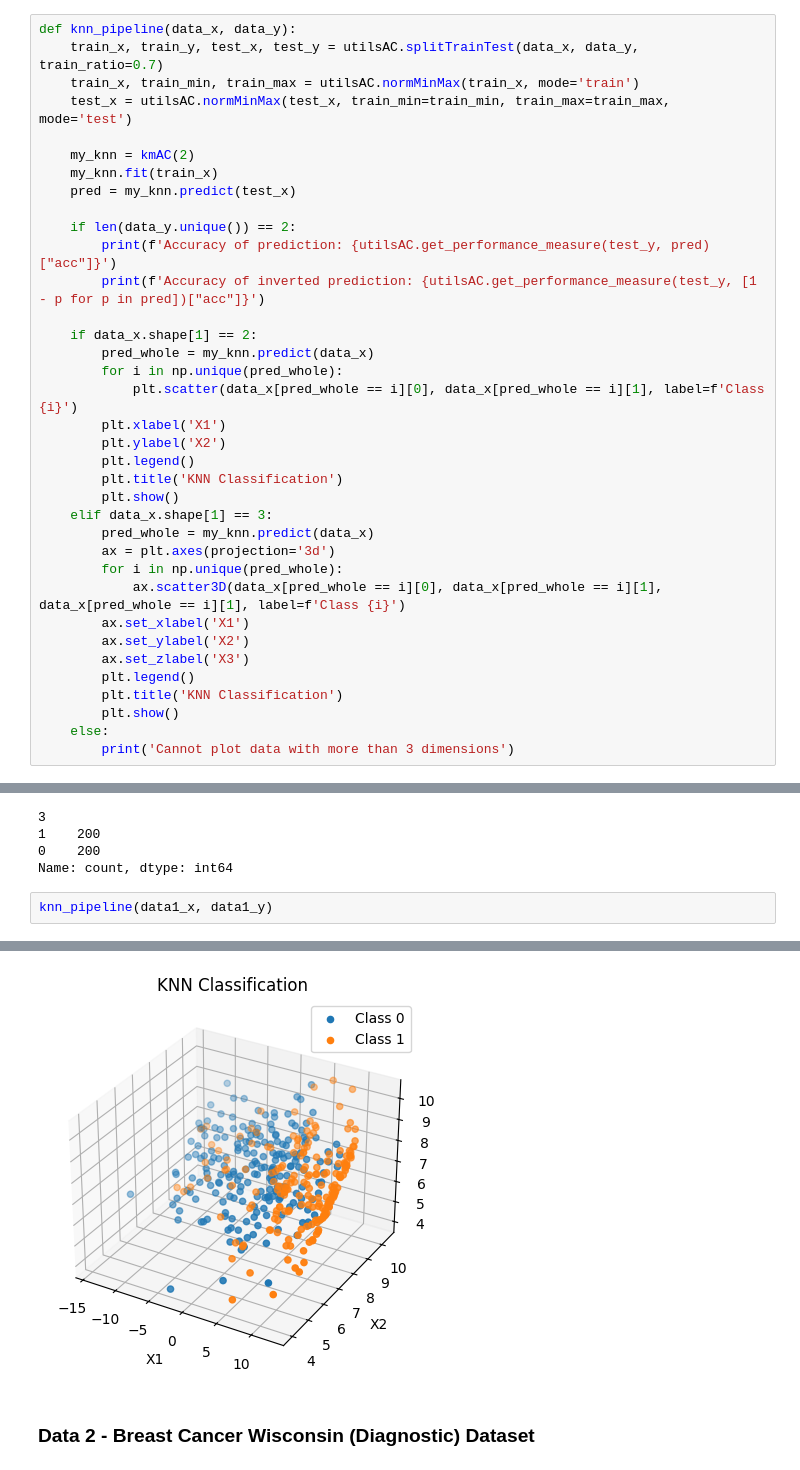
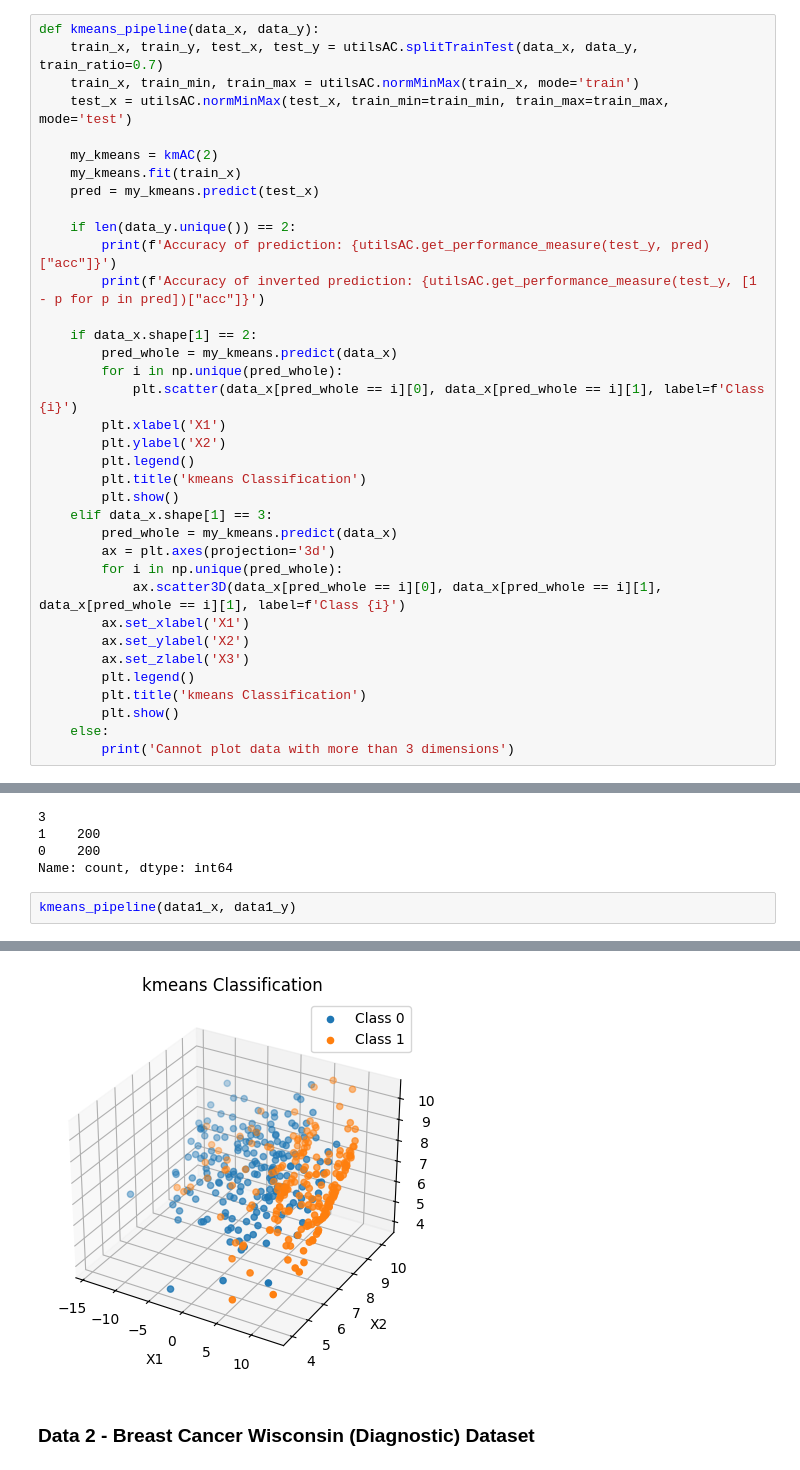
Before and after one commit to AbinashChetia/kmeans_ac, a Jupyter notebook: notebook.ipynb, the cells around one changed output, grey strips where cells are left out. Saved outputs shown, nothing was run; the diff lists cells and outputs as text.

```diff
--- a/notebook.ipynb
+++ b/notebook.ipynb
@@ -6,30 +6,30 @@ import matplotlib.pyplot as plt
 from KmeansAC.kmeansAC import KMeans as kmAC
 from KmeansAC import utilsAC
 # %%
-def knn_pipeline(data_x, data_y):
+def kmeans_pipeline(data_x, data_y):
     train_x, train_y, test_x, test_y = utilsAC.splitTrainTest(data_x, data_y, train_ratio=0.7)
     train_x, train_min, train_max = utilsAC.normMinMax(train_x, mode='train')
     test_x = utilsAC.normMinMax(test_x, train_min=train_min, train_max=train_max, mode='test')
 
-    my_knn = kmAC(2)
-    my_knn.fit(train_x)
-    pred = my_knn.predict(test_x)
+    my_kmeans = kmAC(2)
+    my_kmeans.fit(train_x)
+    pred = my_kmeans.predict(test_x)
 
     if len(data_y.unique()) == 2:
         print(f'Accuracy of prediction: {utilsAC.get_performance_measure(test_y, pred)["acc"]}')
         print(f'Accuracy of inverted prediction: {utilsAC.get_performance_measure(test_y, [1 - p for p in pred])["acc"]}')
 
     if data_x.shape[1] == 2:
-        pred_whole = my_knn.predict(data_x)
+        pred_whole = my_kmeans.predict(data_x)
         for i in np.unique(pred_whole):
             plt.scatter(data_x[pred_whole == i][0], data_x[pred_whole == i][1], label=f'Class {i}')
         plt.xlabel('X1')
         plt.ylabel('X2')
         plt.legend()
-        plt.title('KNN Classification')
+        plt.title('kmeans Classification')
         plt.show()
     elif data_x.shape[1] == 3:
-        pred_whole = my_knn.predict(data_x)
+        pred_whole = my_kmeans.predict(data_x)
         ax = plt.axes(projection='3d')
         for i in np.unique(pred_whole):
             ax.scatter3D(data_x[pred_whole == i][0], data_x[pred_whole == i][1], data_x[pred_whole == i][1], label=f'Class {i}')
@@ -37,7 +37,7 @@ def knn_pipeline(data_x, data_y):
         ax.set_ylabel('X2')
         ax.set_zlabel('X3')
         plt.legend()
-        plt.title('KNN Classification')
+        plt.title('kmeans Classification')
         plt.show()
     else:
         print('Cannot plot data with more than 3 dimensions')
@@ -77,5 +77,5 @@ print(data1_y.value_counts())
 0    200
 Name: count, dtype: int64
 # %%
-knn_pipeline(data1_x, data1_y)
+kmeans_pipeline(data1_x, data1_y)
 # %% [output]
@@ -84,4 +84,4 @@ Accuracy of inverted prediction: 0.8083333333333333
-[figure, old version]
+[figure, new version]
 # %% [markdown]
 ### Data 2 - Breast Cancer Wisconsin (Diagnostic) Dataset
 # %%
```
Also changed, not shown: parts of 2 cells of this notebook.
